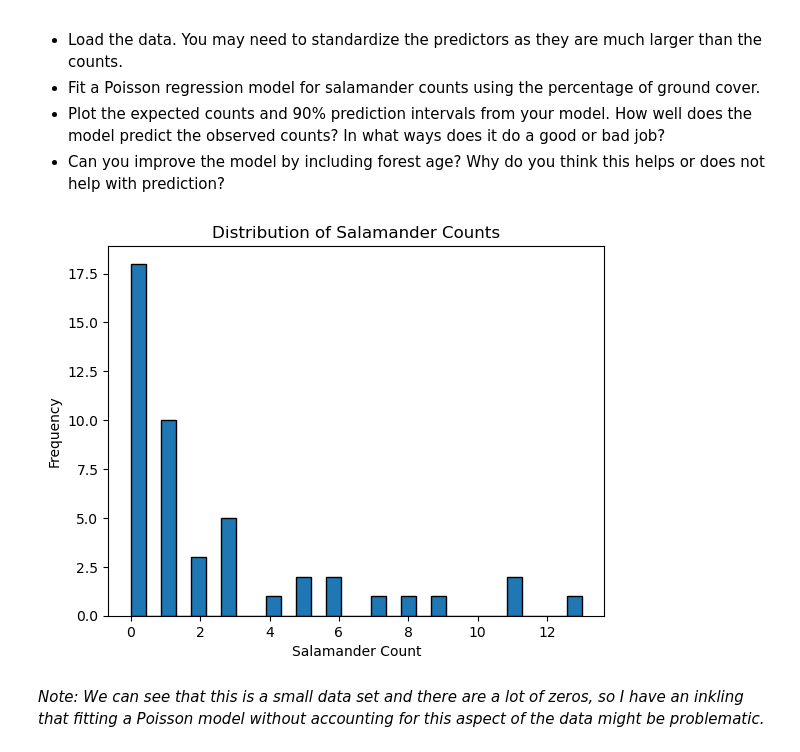
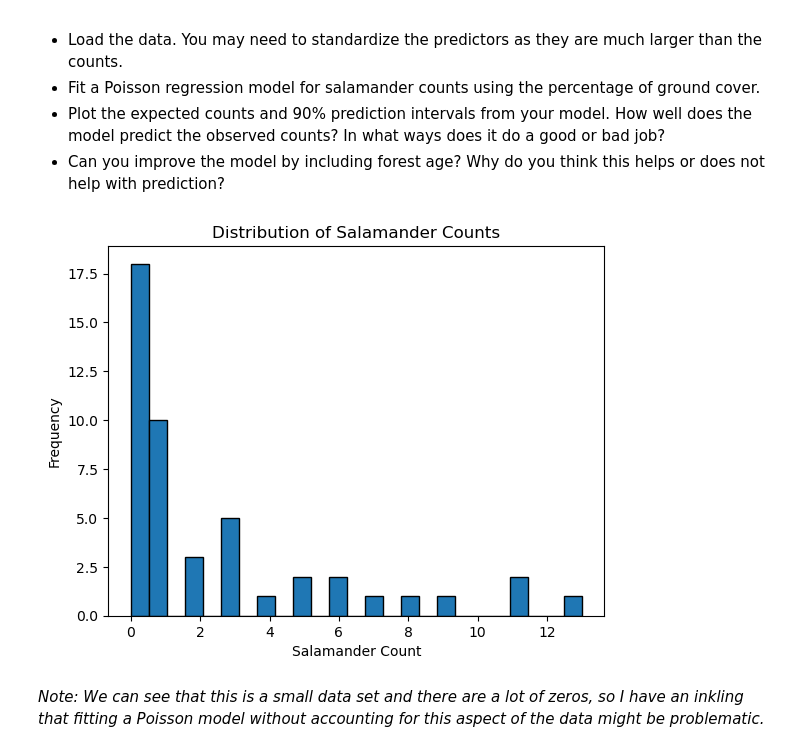
Before and after one commit to BEE4850-SP25/hw02-christinemswanson, a Jupyter notebook: hw02.ipynb, the cells around one changed output. Saved outputs shown, nothing was run; the diff lists cells and outputs as text; code cells hidden in the pictures.

```diff
--- a/hw02.ipynb
+++ b/hw02.ipynb
@@ -440,15 +440,15 @@ salamander_data = pd.read_csv("./data/salamanders.csv", sep=";", header=0) # dat
 # %%
 # look at the distribution of Salamander counts before fitting any models
 
-plt.hist(salamander_data["SALAMAN"], bins=30, edgecolor="black")
+plt.hist(salamander_data["SALAMAN"], bins=25, edgecolor="black")
 
 plt.title("Distribution of Salamander Counts")
 plt.xlabel("Salamander Count")
 plt.ylabel("Frequency")
 
 plt.show()
 # %% [output]
-[figure, old version]
+[figure, new version]
 # %% [markdown]
 *Note: We can see that this is a small data set and there are a lot of zeros, so I have an inkling that fitting a Poisson model without accounting for this aspect of the data might be problematic.*
 # %%
```
Also changed, not shown: parts of 5 cells of this notebook.
